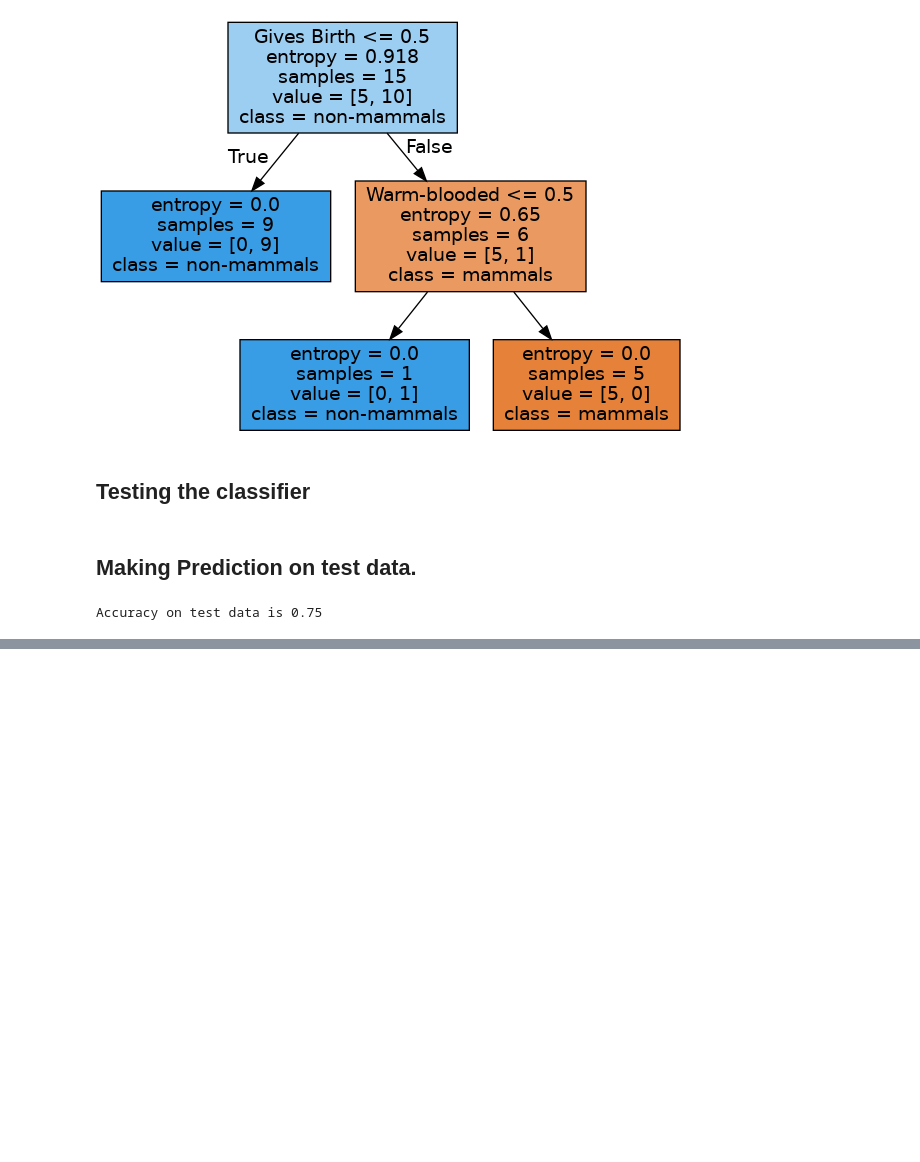
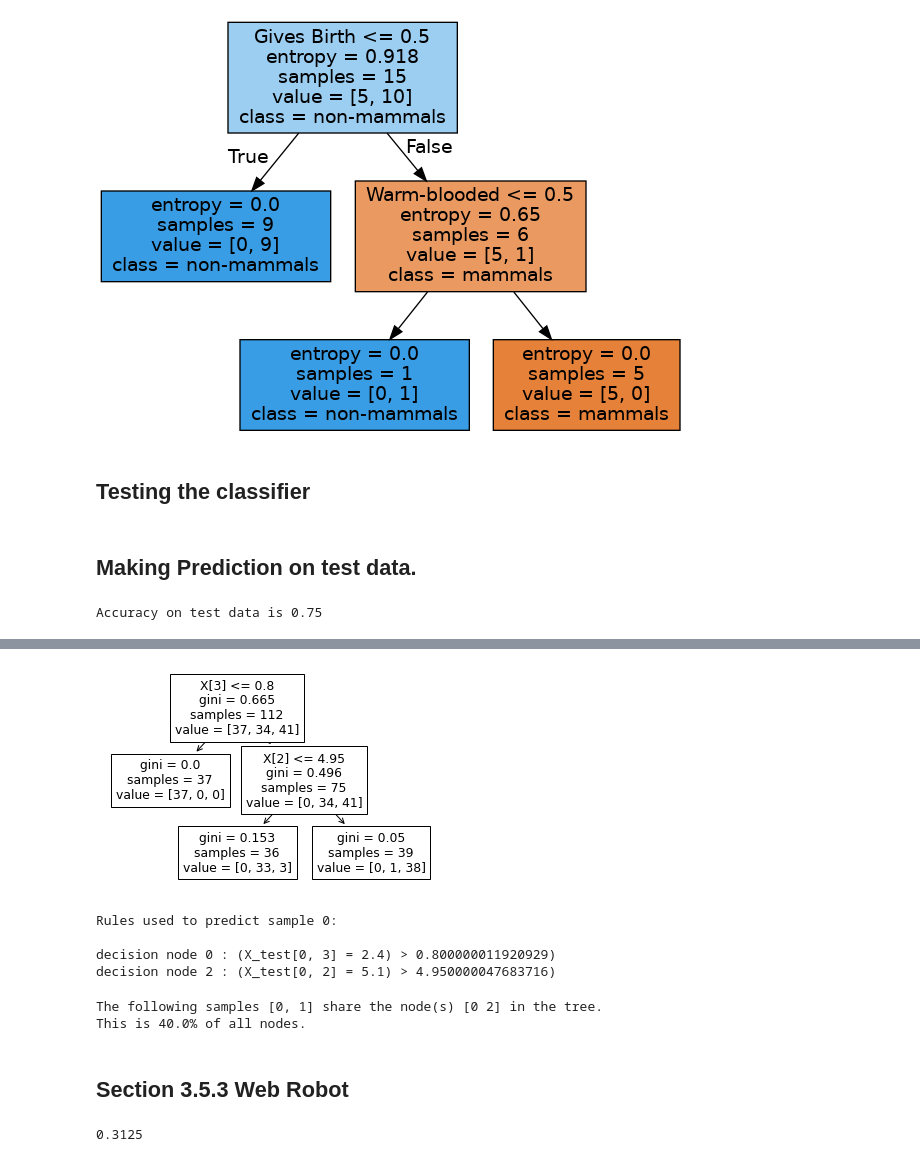
Before and after one commit to drkiettran/data-py, a Jupyter notebook: cisc520/Chapter-3-Exercises.ipynb, the cells around one changed output, grey strips where cells are left out. Drawn from its saved outputs; the diff is of its cells as text; code cells hidden in the pictures; blank space fills up the shorter version.

```diff
--- a/cisc520/Chapter-3-Exercises.ipynb
+++ b/cisc520/Chapter-3-Exercises.ipynb
@@ -475,0 +510,8 @@ Accuracy on test data is 0.75
+# %%
+iris = load_iris()
+X = iris.data
+y = iris.target
+X_train, X_test, y_train, y_test = train_test_split(X, y, random_state=0)
+
+clf = DecisionTreeClassifier(max_leaf_nodes=3, random_state=0)
+clf.fit(X_train, y_train)
@@ -475,0 +582,66 @@ Accuracy on test data is 0.75
+# %%
+tree.plot_tree(clf)
+plt.show()
+# %% [output]
+[figure, added]
+# %%
+node_indicator = clf.decision_path(X_test)
+leaf_id = clf.apply(X_test)
+
+sample_id = 0
+# obtain ids of the nodes `sample_id` goes through, i.e., row `sample_id`
+node_index = node_indicator.indices[
+    node_indicator.indptr[sample_id] : node_indicator.indptr[sample_id + 1]
+]
+
+print("Rules used to predict sample {id}:\n".format(id=sample_id))
+for node_id in node_index:
+    # continue to the next node if it is a leaf node
+    if leaf_id[sample_id] == node_id:
+        continue
+
+    # check if value of the split feature for sample 0 is below threshold
+    if X_test[sample_id, feature[node_id]] <= threshold[node_id]:
+        threshold_sign = "<="
+    else:
+        threshold_sign = ">"
+
+    print(
+        "decision node {node} : (X_test[{sample}, {feature}] = {value}) "
+        "{inequality} {threshold})".format(
+            node=node_id,
+            sample=sample_id,
+            feature=feature[node_id],
+            value=X_test[sample_id, feature[node_id]],
+            inequality=threshold_sign,
+            threshold=threshold[node_id],
+        )
+    )
+# %% [output]
+Rules used to predict sample 0:
+
+decision node 0 : (X_test[0, 3] = 2.4) > 0.800000011920929)
+decision node 2 : (X_test[0, 2] = 5.1) > 4.950000047683716)
+# %%
+sample_ids = [0, 1]
+# boolean array indicating the nodes both samples go through
+common_nodes = node_indicator.toarray()[sample_ids].sum(axis=0) == len(sample_ids)
+# obtain node ids using position in array
+common_node_id = np.arange(n_nodes)[common_nodes]
+
+print(
+    "\nThe following samples {samples} share the node(s) {nodes} in the tree.".format(
+        samples=sample_ids, nodes=common_node_id
+    )
+)
+print("This is {prop}% of all nodes.".format(prop=100 * len(common_node_id) / n_nodes))
+# %% [output]
+The following samples [0, 1] share the node(s) [0 2] in the tree.
+This is 40.0% of all nodes.
+# %% [markdown]
+## Section 3.5.3 Web Robot
+# %%
+err_tl = 4/24 + 0.5*7/24
+err_tl
+# %% [output]
+0.3125
```
Also changed, not shown: parts of 20 cells of this notebook, 9 other files.
